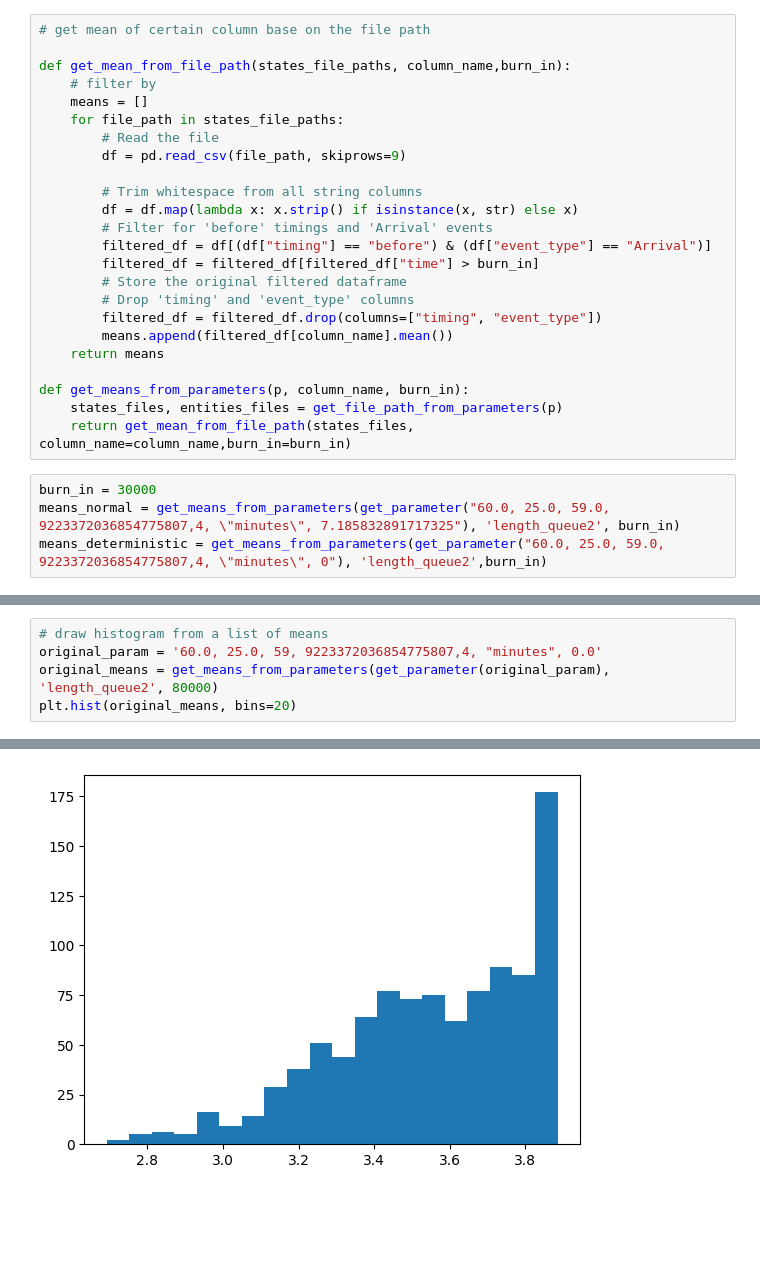
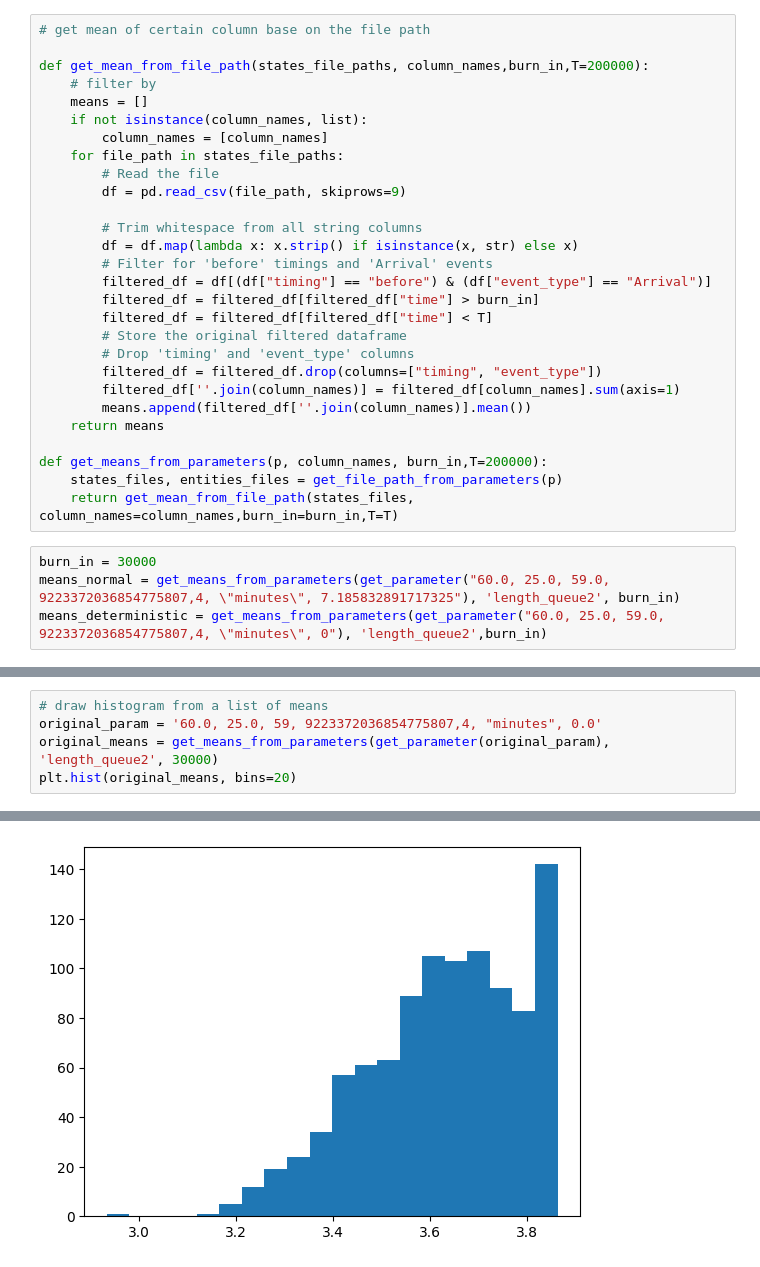
Before and after one commit to vuquocan1987/Assignment3DecisionScience, a Jupyter notebook: analysis.ipynb, the cells around one changed output, grey strips where cells are left out. Cells and saved outputs as stored; diff of their text form; blank space fills up the shorter version.

```diff
--- a/analysis.ipynb
+++ b/analysis.ipynb
@@ -190,9 +202,11 @@ draw_graph('60.0, 25.0, 59.0, 9223372036854775807,9223372036854775807, "minutes"
 # %%
 # get mean of certain column base on the file path
 
-def get_mean_from_file_path(states_file_paths, column_name,burn_in):
+def get_mean_from_file_path(states_file_paths, column_names,burn_in,T=200000):
     # filter by
     means = []
+    if not isinstance(column_names, list):
+        column_names = [column_names]
     for file_path in states_file_paths:
         # Read the file
         df = pd.read_csv(file_path, skiprows=9)
@@ -202,15 +216,17 @@ def get_mean_from_file_path(states_file_paths, column_name,burn_in):
         # Filter for 'before' timings and 'Arrival' events
         filtered_df = df[(df["timing"] == "before") & (df["event_type"] == "Arrival")]
         filtered_df = filtered_df[filtered_df["time"] > burn_in]
+        filtered_df = filtered_df[filtered_df["time"] < T]
         # Store the original filtered dataframe
         # Drop 'timing' and 'event_type' columns
         filtered_df = filtered_df.drop(columns=["timing", "event_type"])
-        means.append(filtered_df[column_name].mean())
+        filtered_df[''.join(column_names)] = filtered_df[column_names].sum(axis=1)
+        means.append(filtered_df[''.join(column_names)].mean())
     return means
 
-def get_means_from_parameters(p, column_name, burn_in):
+def get_means_from_parameters(p, column_names, burn_in,T=200000):
     states_files, entities_files = get_file_path_from_parameters(p)
-    return get_mean_from_file_path(states_files, column_name=column_name,burn_in=burn_in)
+    return get_mean_from_file_path(states_files, column_names=column_names,burn_in=burn_in,T=T)
 # %%
 burn_in = 30000
 means_normal = get_means_from_parameters(get_parameter("60.0, 25.0, 59.0, 9223372036854775807,4, \"minutes\", 7.185832891717325"), 'length_queue2', burn_in)
@@ -266,6 +272,6 @@ for parameter in get_parameter_list_str():
 # %%
 # draw histogram from a list of means
 original_param = '60.0, 25.0, 59, 9223372036854775807,4, "minutes", 0.0'
-original_means = get_means_from_parameters(get_parameter(original_param), 'length_queue2', 80000)
+original_means = get_means_from_parameters(get_parameter(original_param), 'length_queue2', 30000)
 plt.hist(original_means, bins=20)
 # %% [output]
@@ -279,3 +285,3 @@ plt.hist(original_means, bins=20)
  <BarContainer object of 20 artists>)
-[figure, old version]
+[figure, new version]
 # %%
```
Also changed, not shown: parts of 28 cells of this notebook, 17 other files.
